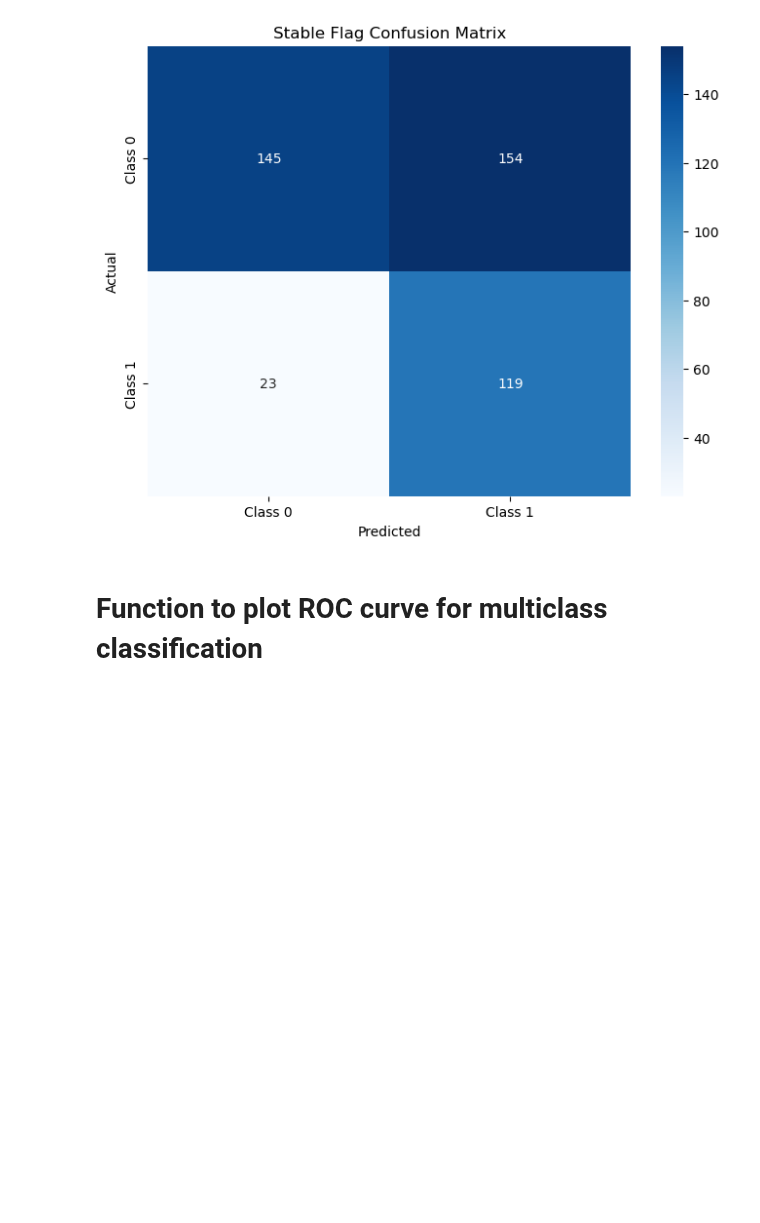
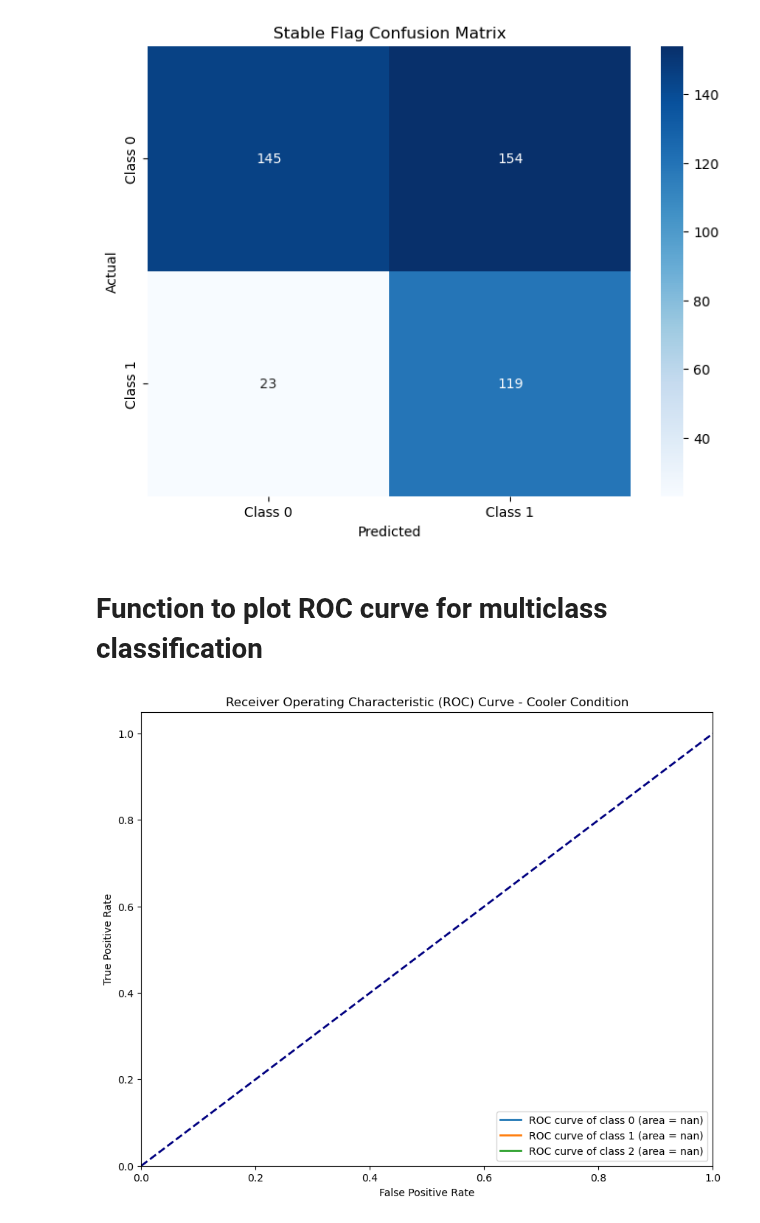
Before and after one commit to ajaykofficial/Machine-Learning, a Jupyter notebook: Condition Monitoring of Hydraulic System/Naive_Bayes.ipynb, the cells around one changed output. Cells and saved outputs as stored; diff of their text form; code cells hidden in the pictures; blank space fills up the shorter version.

Commit message:
Function to plot ROC curve for multiclass classification

```diff
--- a/Condition Monitoring of Hydraulic System/Naive_Bayes.ipynb
+++ b/Condition Monitoring of Hydraulic System/Naive_Bayes.ipynb
@@ -323,0 +308,47 @@ def plot_roc_curve_multiclass(y_true, y_probs, classes, title):
+# %%
+from sklearn.preprocessing import label_binarize
+from sklearn.multiclass import OneVsRestClassifier
+from sklearn.metrics import roc_curve, auc
+import matplotlib.pyplot as plt
+
+# Assuming you have already fitted your models and X_test is your test data
+y_pred_prob_cooler = OneVsRestClassifier(nb_cooler).fit(X_train, y_train['y_coolerCondition']).predict_proba(X_test)
+y_pred_prob_valve = OneVsRestClassifier(nb_valve).fit(X_train, y_train['y_valveCondition']).predict_proba(X_test)
+y_pred_prob_pump = OneVsRestClassifier(nb_pump).fit(X_train, y_train['y_pumpLeak']).predict_proba(X_test)
+y_pred_prob_hydraulic = OneVsRestClassifier(nb_hydraulic).fit(X_train, y_train['y_hydraulicAcc']).predict_proba(X_test)
+y_pred_prob_stable = OneVsRestClassifier(nb_stable).fit(X_train, y_train['y_stableFlag']).predict_proba(X_test)
+
+# Assuming y_test is your actual test labels
+y_test_cooler = label_binarize(y_test['y_coolerCondition'], classes=[0, 1, 2])  # Adjust the number of classes
+y_test_valve = label_binarize(y_test['y_valveCondition'], classes=[0, 1, 2])  # Adjust the number of classes
+y_test_pump = label_binarize(y_test['y_pumpLeak'], classes=[0, 1, 2])  # Adjust the number of classes
+y_test_hydraulic = label_binarize(y_test['y_hydraulicAcc'], classes=[0, 1, 2])  # Adjust the number of classes
+y_test_stable = label_binarize(y_test['y_stableFlag'], classes=[0, 1, 2])  # Adjust the number of classes
+
+# ROC curve for each class
+fpr_cooler = dict()
+tpr_cooler = dict()
+roc_auc_cooler = dict()
+for i in range(y_test_cooler.shape[1]):  # Iterate over each class
+    fpr_cooler[i], tpr_cooler[i], _ = roc_curve(y_test_cooler[:, i], y_pred_prob_cooler[:, i])
+    roc_auc_cooler[i] = auc(fpr_cooler[i], tpr_cooler[i])
+
+# Repeat the above process for other classes...
+
+# Plot ROC curve for Cooler Condition
+plt.figure(figsize=(10, 8))
+for i in range(y_test_cooler.shape[1]):
+    plt.plot(fpr_cooler[i], tpr_cooler[i], lw=2,
+             label='ROC curve of class {0} (area = {1:0.2f})'
+             ''.format(i, roc_auc_cooler[i]))
+
+plt.plot([0, 1], [0, 1], color='navy', lw=2, linestyle='--')
+plt.xlim([0.0, 1.0])
+plt.ylim([0.0, 1.05])
+plt.xlabel('False Positive Rate')
+plt.ylabel('True Positive Rate')
+plt.title('Receiver Operating Characteristic (ROC) Curve - Cooler Condition')
+plt.legend(loc="lower right")
+plt.show()
+# %% [output]
+[figure, added]
```
Also changed, not shown: parts of 1 cell of this notebook.
